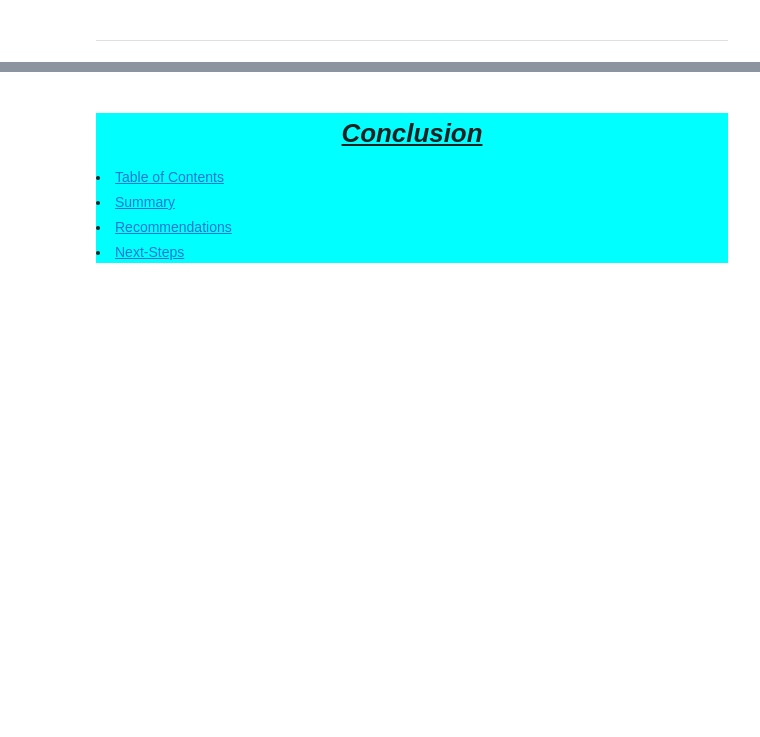
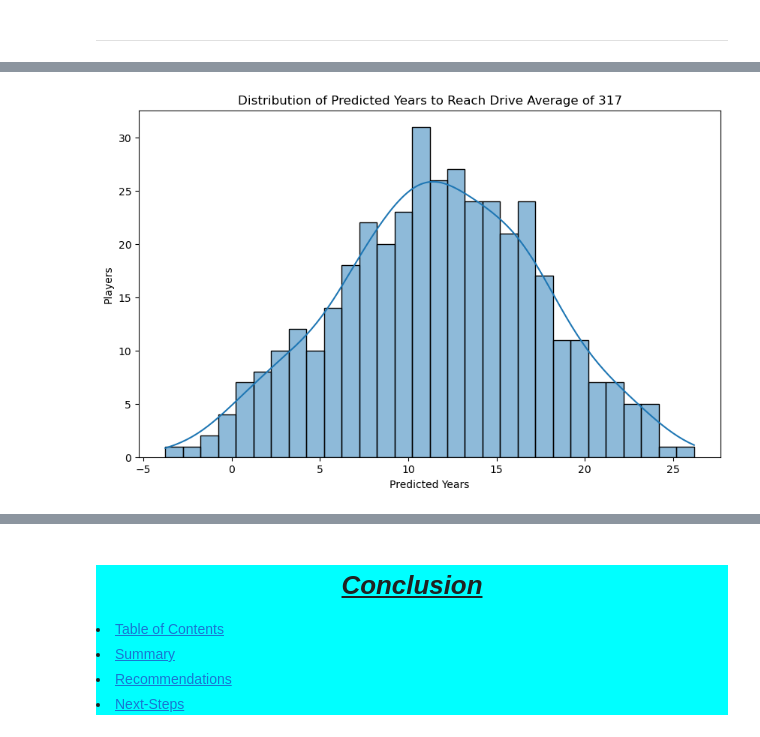
Before and after one commit to Birdie-Eye-View/Capstone-Project, a Jupyter notebook: mvp/final_report.ipynb, the cells around one changed output, grey strips where cells are left out. Saved outputs shown, nothing was run; the diff lists cells and outputs as text; code cells hidden in the pictures; blank space fills up the shorter version.

```diff
--- a/mvp/final_report.ipynb
+++ b/mvp/final_report.ipynb
@@ -257,0 +260,5 @@ rmse- par_5_avg:  0.011596302517951828
+# %%
+# From the 'final.py' file...
+# Call function import additional datasets
+merged_data = f.load_pmvp('merged_data.csv')
+merged_data.head()
@@ -257,0 +293,5 @@ rmse- par_5_avg:  0.011596302517951828
+# %%
+# From the 'final.py' file...
+# Call function import additional datasets
+merged_df = f.load_pmvp('merged_df.csv')
+merged_df.head()
@@ -257,0 +305,6 @@ rmse- par_5_avg:  0.011596302517951828
+# %%
+# From the 'final.py' file...
+# Call function to produce histogram of predicted_years to reach drive_avg 317
+f.plot_predicted_years(merged_df)
+# %% [output]
+[figure, added]
```
Also changed, not shown: parts of 32 cells of this notebook, 1 other file.
